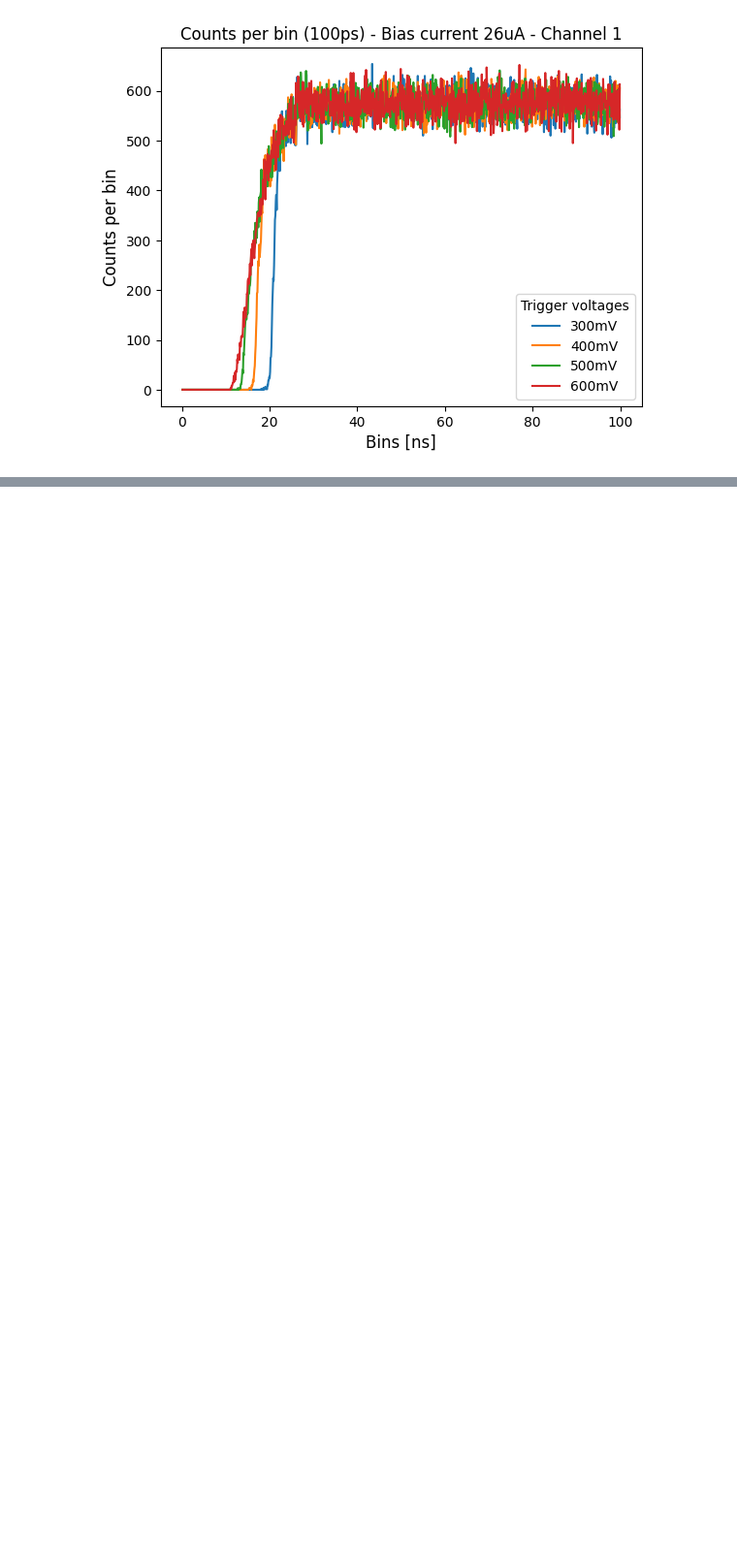
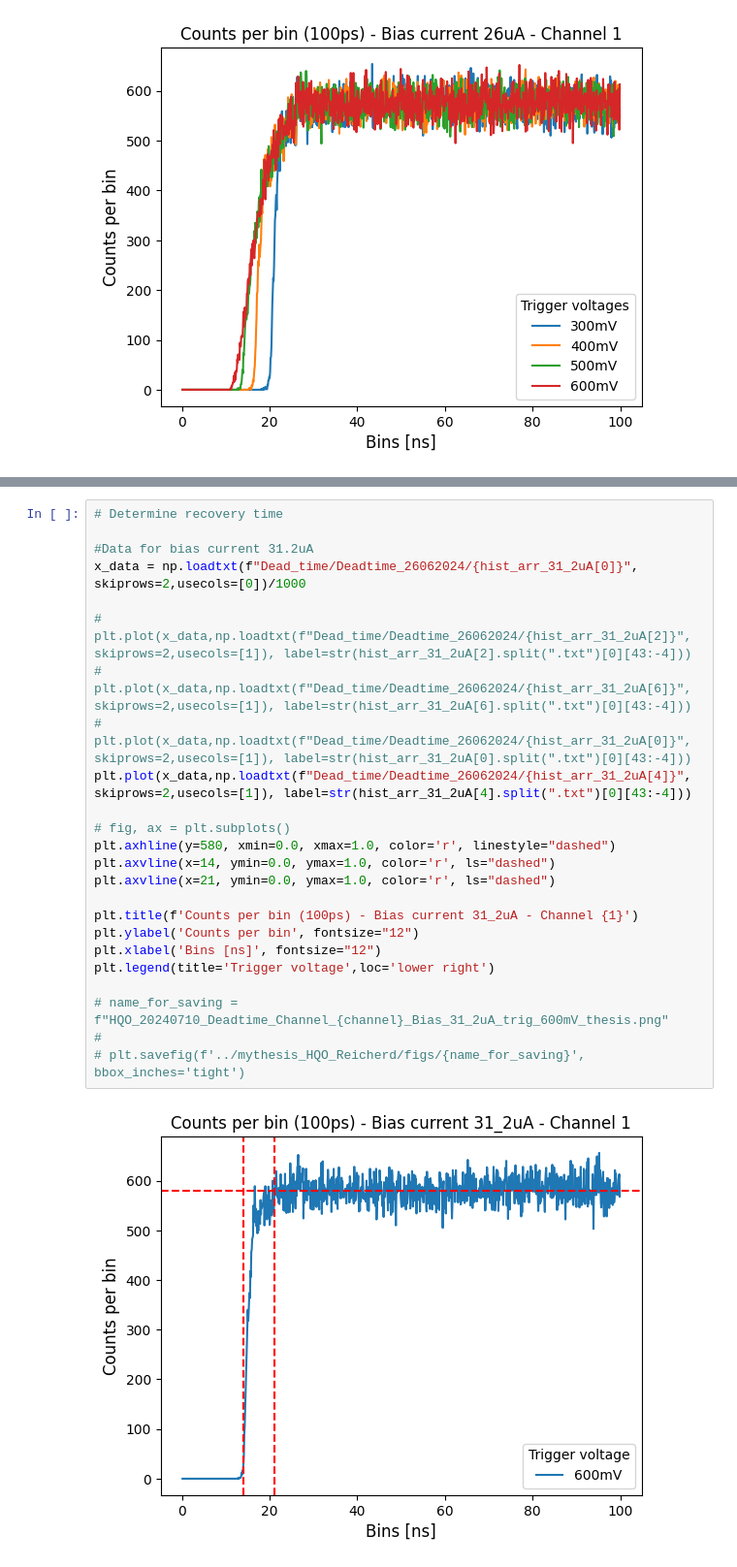
Before and after one commit to MXM1796/Bachelor_thesis_24, a Jupyter notebook: Porgramming/recovery_time_evaluation.ipynb, the cells around one changed output, grey strips where cells are left out. Shown at 97% size. Saved outputs shown, nothing was run; the diff lists cells and outputs as text; blank space fills up the shorter version.

```diff
--- a/Porgramming/recovery_time_evaluation.ipynb
+++ b/Porgramming/recovery_time_evaluation.ipynb
@@ -192,0 +196,26 @@ plt.legend(title='Trigger voltages',loc='lower right')
+# %%
+# Determine recovery time
+
+#Data for bias current 31.2uA
+x_data = np.loadtxt(f"Dead_time/Deadtime_26062024/{hist_arr_31_2uA[0]}", skiprows=2,usecols=[0])/1000
+
+# plt.plot(x_data,np.loadtxt(f"Dead_time/Deadtime_26062024/{hist_arr_31_2uA[2]}", skiprows=2,usecols=[1]), label=str(hist_arr_31_2uA[2].split(".txt")[0][43:-4]))
+# plt.plot(x_data,np.loadtxt(f"Dead_time/Deadtime_26062024/{hist_arr_31_2uA[6]}", skiprows=2,usecols=[1]), label=str(hist_arr_31_2uA[6].split(".txt")[0][43:-4]))
+# plt.plot(x_data,np.loadtxt(f"Dead_time/Deadtime_26062024/{hist_arr_31_2uA[0]}", skiprows=2,usecols=[1]), label=str(hist_arr_31_2uA[0].split(".txt")[0][43:-4]))
+plt.plot(x_data,np.loadtxt(f"Dead_time/Deadtime_26062024/{hist_arr_31_2uA[4]}", skiprows=2,usecols=[1]), label=str(hist_arr_31_2uA[4].split(".txt")[0][43:-4]))
+
+# fig, ax = plt.subplots()
+plt.axhline(y=580, xmin=0.0, xmax=1.0, color='r', linestyle="dashed")
+plt.axvline(x=14, ymin=0.0, ymax=1.0, color='r', ls="dashed")
+plt.axvline(x=21, ymin=0.0, ymax=1.0, color='r', ls="dashed")
+
+plt.title(f'Counts per bin (100ps) - Bias current 31_2uA - Channel {1}')
+plt.ylabel('Counts per bin', fontsize="12")
+plt.xlabel('Bins [ns]', fontsize="12")
+plt.legend(title='Trigger voltage',loc='lower right')
+
+# name_for_saving = f"HQO_20240710_Deadtime_Channel_{channel}_Bias_31_2uA_trig_600mV_thesis.png"
+#
+# plt.savefig(f'../mythesis_HQO_Reicherd/figs/{name_for_saving}', bbox_inches='tight')
+# %% [output]
+[figure, added]
```
Also changed, not shown: parts of 1 cell of this notebook.
